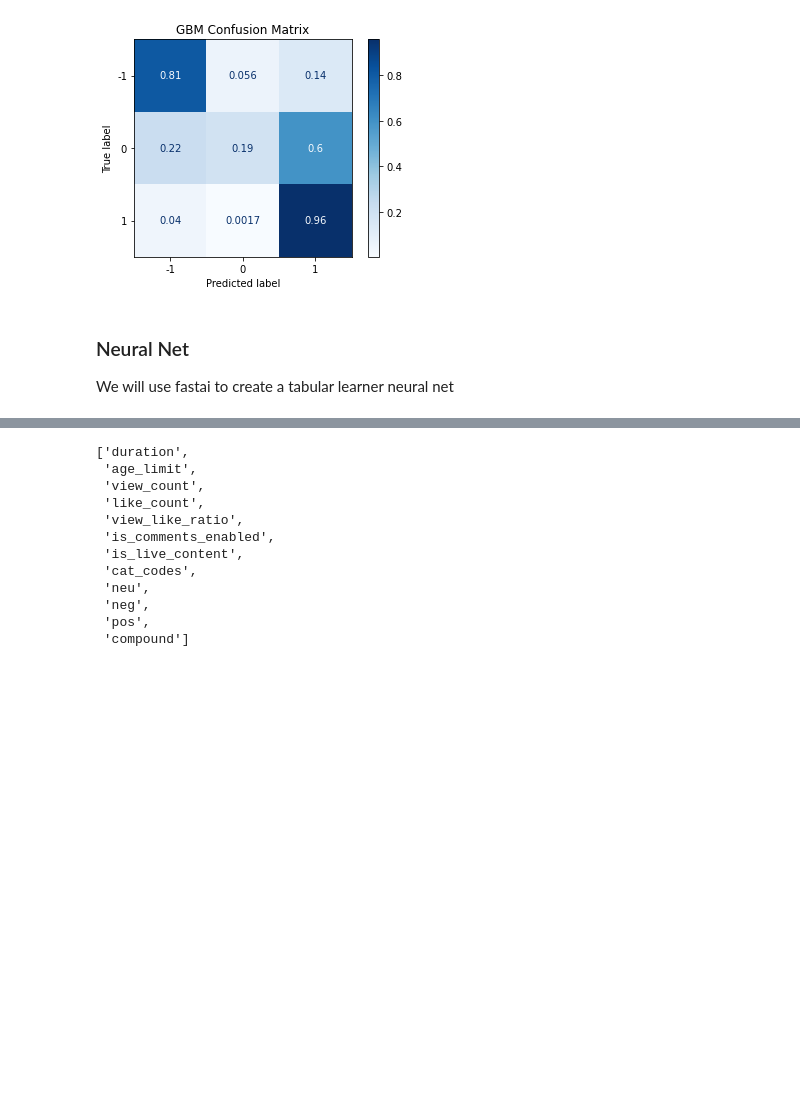
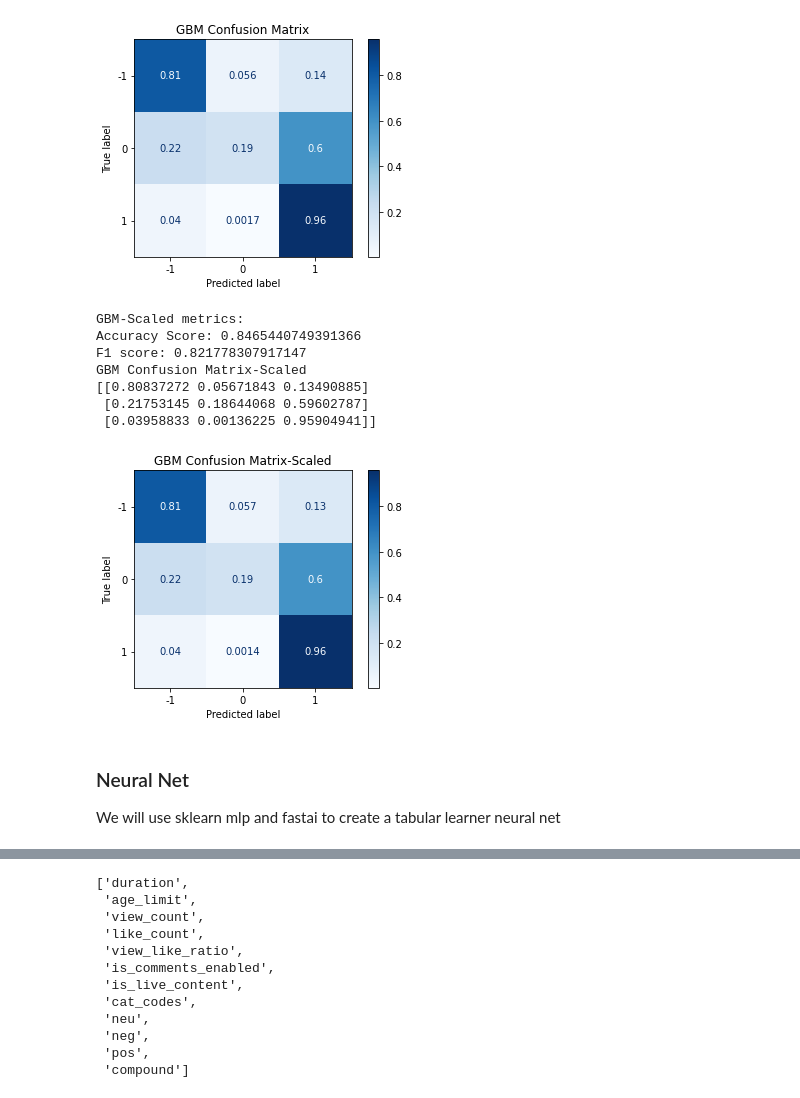
Before and after one commit to Jmete/youtube-dislikes, a Jupyter notebook: notebooks/model_training_tests.ipynb, the cells around one changed output, grey strips where cells are left out. Saved outputs shown, nothing was run; the diff lists cells and outputs as text; code cells hidden in the pictures; blank space fills up the shorter version.

```diff
--- a/notebooks/model_training_tests.ipynb
+++ b/notebooks/model_training_tests.ipynb
@@ -204,6 +246,40 @@ GBM Confusion Matrix
  [0.21857128 0.18545284 0.59597588]
  [0.03970462 0.00171112 0.95858426]]
 [figure]
+# %%
+# Training model - scaled version
+# Params Based on previous gridsearch cvs
+gbm_model = lgb.LGBMClassifier(learning_rate=0.05,
+                               max_depth=20,
+                               min_child_samples=15,
+                               num_leaves=100,
+                               reg_alpha=0.03,
+                               random_state=random_state)
+gbm_model.fit(training_df_scaled_X,training_df[y_col], verbose=20,eval_metric='logloss')
+
+# Testing model
+gbm_acc,gbm_f1 = test_model_metrics(gbm_model,"GBM-Scaled",testing_df_scaled_X,testing_df[y_col])
+
+disp = ConfusionMatrixDisplay.from_estimator(
+    gbm_model,
+    testing_df_scaled_X,
+    testing_df[y_col],
+    cmap=plt.cm.Blues,
+    normalize="true",
+)
+disp.ax_.set_title("GBM Confusion Matrix-Scaled")
+
+print("GBM Confusion Matrix-Scaled")
+print(disp.confusion_matrix)
+# %% [output]
+GBM-Scaled metrics:
+Accuracy Score: 0.8465440749391366
+F1 score: 0.821778307917147
+GBM Confusion Matrix-Scaled
+[[0.80837272 0.05671843 0.13490885]
+ [0.21753145 0.18644068 0.59602787]
+ [0.03958833 0.00136225 0.95904941]]
+[figure, added]
 # %% [markdown]
 ### Neural Net
-We will use fastai to create a tabular learner neural net
+We will use sklearn mlp and fastai to create a tabular learner neural net
```
Also changed, not shown: parts of 22 cells of this notebook, 4 other files.
